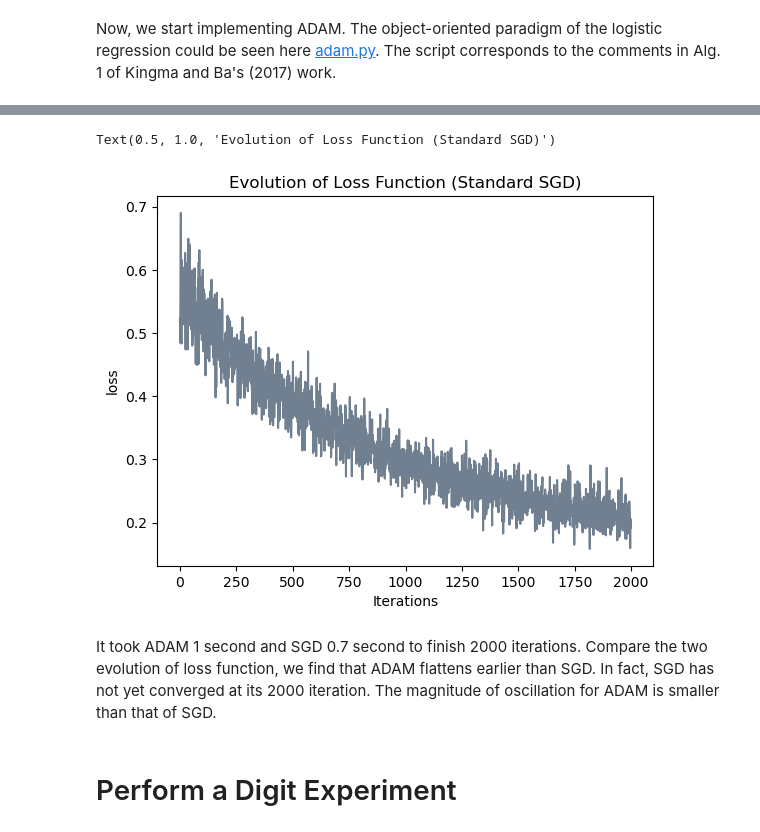
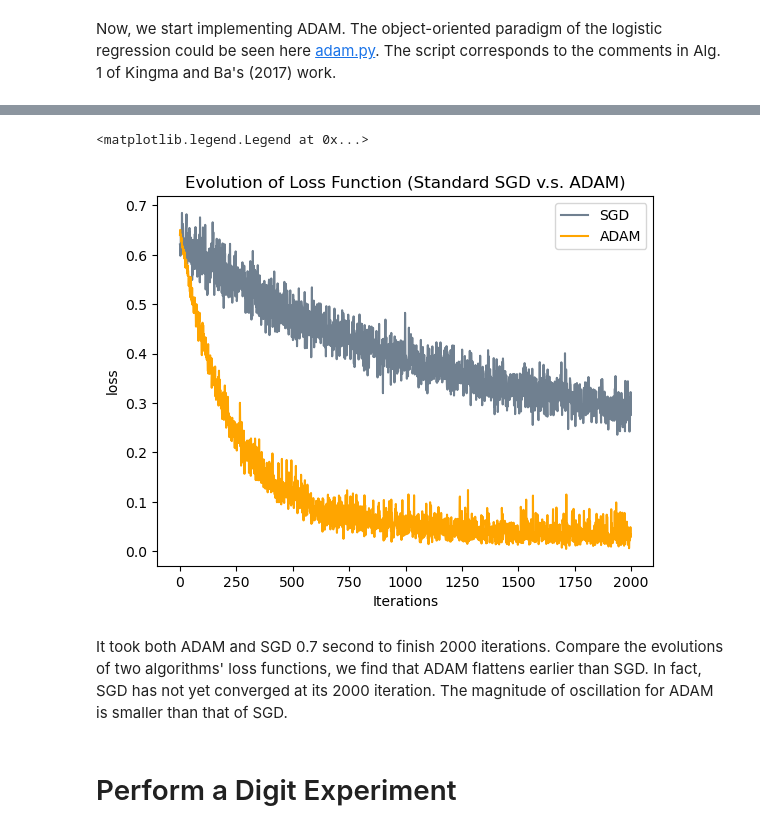
Before and after one commit to alexxuyide/ml, a Jupyter notebook: posts/ADAM-post/index.ipynb, the cells around one changed output, grey strips where cells are left out. Saved outputs shown, nothing was run; the diff lists cells and outputs as text; code cells hidden in the pictures.

```diff
--- a/posts/ADAM-post/index.ipynb
+++ b/posts/ADAM-post/index.ipynb
@@ -76,7 +79,7 @@ for _ in range(2000):
     # choose a random batch of indices
     i = torch.randint(0, X.shape[0], (batch_size,))
 
-    ADAM.step(X[i], y[i], alpha = 0.01, beta1 = 0.9, beta2 = 0.9)
+    ADAM.step(X[i], y[i], alpha = 0.006, beta1 = 0.9, beta2 = 0.9)
 
     loss = LR.loss(X[i], y[i])
     loss_vec_1.append(loss)
@@ -105,7 +101,7 @@ for _ in range(2000):
     # choose a random batch of indices
     i = torch.randint(0, X.shape[0], (batch_size,))
 
-    opt.step(X[i], y[i], alpha = 0.01, beta = 0.0)
+    opt.step(X[i], y[i], alpha = 0.006, beta = 0.0)
 
     loss = LR_SGD.loss(X[i], y[i])
     loss_vec_2.append(loss)
@@ -113,14 +109,16 @@ for _ in range(2000):
     if loss == 0:
         break
 # %%
-plt.plot(loss_vec_2, color = "slategrey")
+plt.plot(loss_vec_2, color = "slategrey", label = "SGD")
+plt.plot(loss_vec_1, color = "orange", label = "ADAM")
 labs = plt.gca().set(xlabel = "Iterations", ylabel = "loss")
-plt.title("Evolution of Loss Function (Standard SGD)")
+plt.title("Evolution of Loss Function (Standard SGD v.s. ADAM)")
+plt.legend()
 # %% [output]
-Text(0.5, 1.0, 'Evolution of Loss Function (Standard SGD)')
+<matplotlib.legend.Legend at 0x...>
-[figure, old version]
+[figure, new version]
 # %% [markdown]
-It took ADAM 1 second and SGD 0.7 second to finish 2000 iterations. Compare the two evolution of loss function, we find that ADAM flattens earlier than SGD. In fact, SGD has not yet converged at its 2000 iteration. The magnitude of oscillation for ADAM is smaller than that of SGD.
+It took both ADAM and SGD 0.7 second to finish 2000 iterations. Compare the evolutions of two algorithms' loss functions, we find that ADAM flattens earlier than SGD. In fact, SGD has not yet converged at its 2000 iteration. The magnitude of oscillation for ADAM is smaller than that of SGD.
 # %% [markdown]
 # Perform a Digit Experiment
 # %% [markdown]
```
Also changed, not shown: parts of 8 cells of this notebook, 10 other files.
